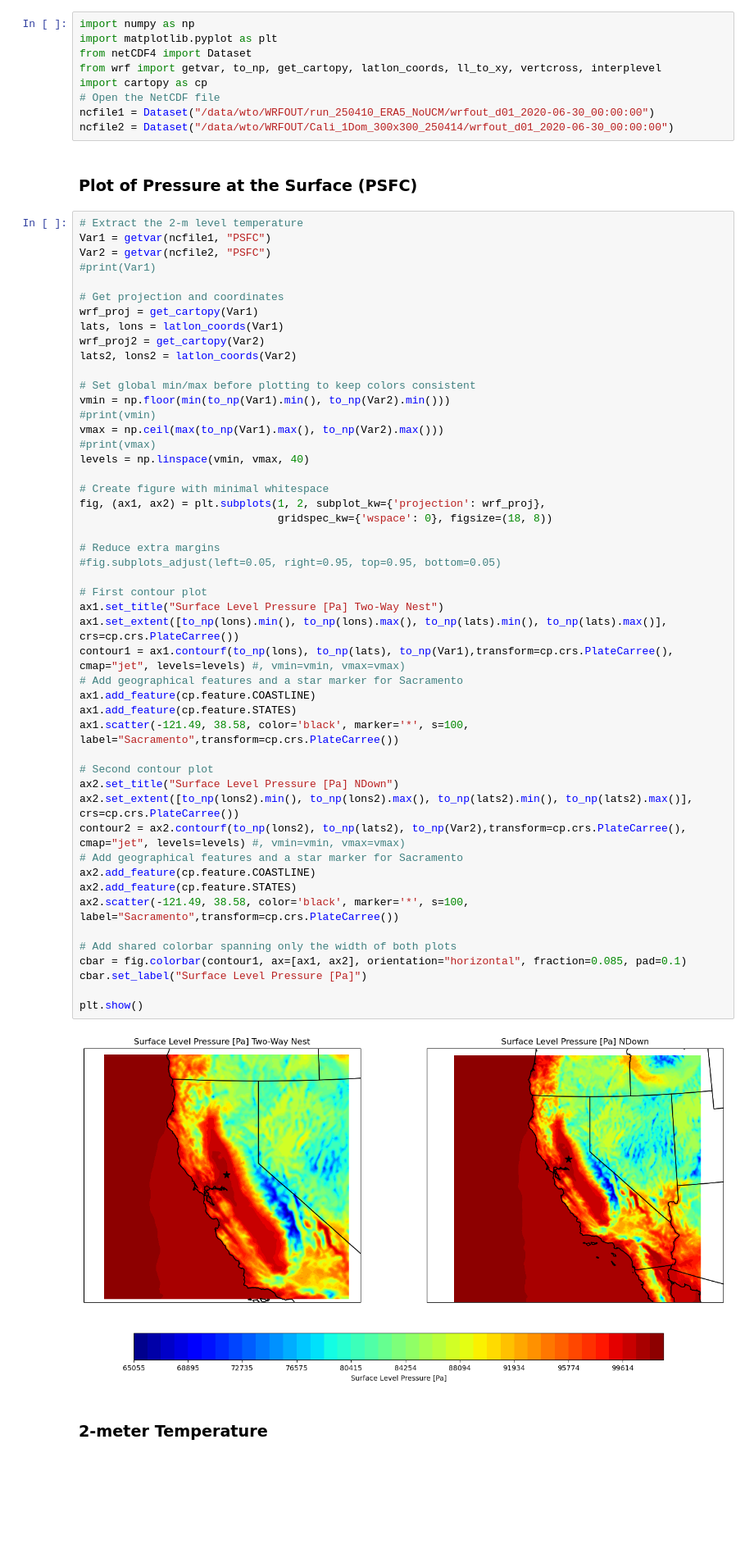
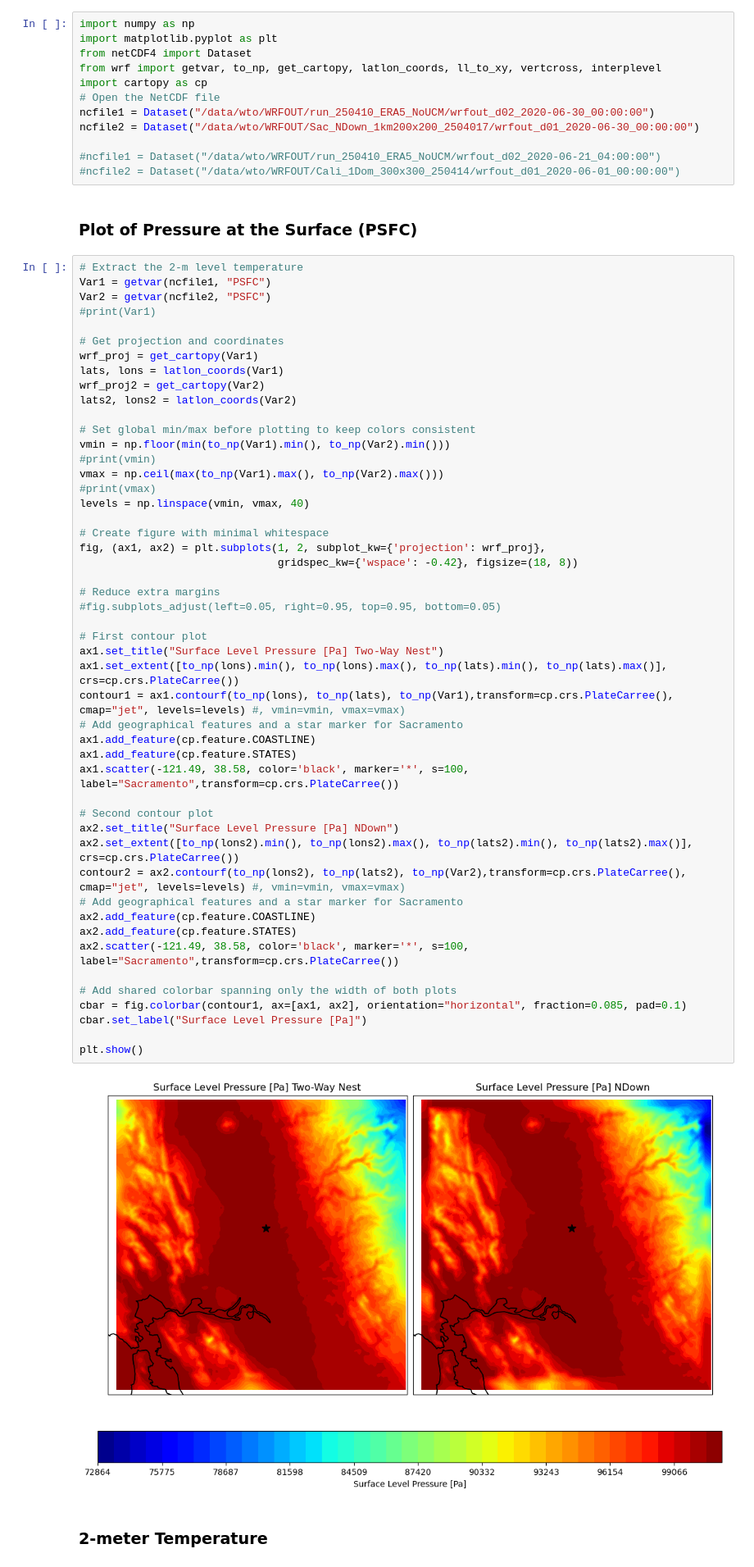
Before and after one commit to wtoslac/LCLUCWRF, a Jupyter notebook: PyWRF/Compare2WNestNDown.ipynb, the cells around one changed output. Shown at 82% size. Drawn from its saved outputs; the diff is of its cells as text; blank space fills up the shorter version.

Commit message:
updated Compare2WNestNDown to plot Sacramento Domain

```diff
--- a/PyWRF/Compare2WNestNDown.ipynb
+++ b/PyWRF/Compare2WNestNDown.ipynb
@@ -5,8 +5,11 @@ from netCDF4 import Dataset
 from wrf import getvar, to_np, get_cartopy, latlon_coords, ll_to_xy, vertcross, interplevel
 import cartopy as cp
 # Open the NetCDF file
-ncfile1 = Dataset("/data/wto/WRFOUT/run_250410_ERA5_NoUCM/wrfout_d01_2020-06-30_00:00:00")
-ncfile2 = Dataset("/data/wto/WRFOUT/Cali_1Dom_300x300_250414/wrfout_d01_2020-06-30_00:00:00")
+ncfile1 = Dataset("/data/wto/WRFOUT/run_250410_ERA5_NoUCM/wrfout_d02_2020-06-30_00:00:00")
+ncfile2 = Dataset("/data/wto/WRFOUT/Sac_NDown_1km200x200_2504017/wrfout_d01_2020-06-30_00:00:00")
+
+#ncfile1 = Dataset("/data/wto/WRFOUT/run_250410_ERA5_NoUCM/wrfout_d02_2020-06-21_04:00:00")
+#ncfile2 = Dataset("/data/wto/WRFOUT/Cali_1Dom_300x300_250414/wrfout_d01_2020-06-01_00:00:00")
 # %% [markdown]
 ### Plot of Pressure at the Surface (PSFC)
 # %%
@@ -30,36 +33,36 @@ levels = np.linspace(vmin, vmax, 40)
 
 # Create figure with minimal whitespace
 fig, (ax1, ax2) = plt.subplots(1, 2, subplot_kw={'projection': wrf_proj},
-                               gridspec_kw={'wspace': 0}, figsize=(18, 8))
+                               gridspec_kw={'wspace': -0.42}, figsize=(18, 8))
 
 # Reduce extra margins
 #fig.subplots_adjust(left=0.05, right=0.95, top=0.95, bottom=0.05)
 
 # First contour plot
 ax1.set_title("Surface Level Pressure [Pa] Two-Way Nest")
 ax1.set_extent([to_np(lons).min(), to_np(lons).max(), to_np(lats).min(), to_np(lats).max()], crs=cp.crs.PlateCarree())
 contour1 = ax1.contourf(to_np(lons), to_np(lats), to_np(Var1),transform=cp.crs.PlateCarree(), cmap="jet", levels=levels) #, vmin=vmin, vmax=vmax)
 # Add geographical features and a star marker for Sacramento
 ax1.add_feature(cp.feature.COASTLINE)
 ax1.add_feature(cp.feature.STATES)
 ax1.scatter(-121.49, 38.58, color='black', marker='*', s=100, label="Sacramento",transform=cp.crs.PlateCarree())
 
 # Second contour plot
 ax2.set_title("Surface Level Pressure [Pa] NDown")
 ax2.set_extent([to_np(lons2).min(), to_np(lons2).max(), to_np(lats2).min(), to_np(lats2).max()], crs=cp.crs.PlateCarree())
 contour2 = ax2.contourf(to_np(lons2), to_np(lats2), to_np(Var2),transform=cp.crs.PlateCarree(), cmap="jet", levels=levels) #, vmin=vmin, vmax=vmax)
 # Add geographical features and a star marker for Sacramento
 ax2.add_feature(cp.feature.COASTLINE)
 ax2.add_feature(cp.feature.STATES)
 ax2.scatter(-121.49, 38.58, color='black', marker='*', s=100, label="Sacramento",transform=cp.crs.PlateCarree())
 
 # Add shared colorbar spanning only the width of both plots
 cbar = fig.colorbar(contour1, ax=[ax1, ax2], orientation="horizontal", fraction=0.085, pad=0.1)
 cbar.set_label("Surface Level Pressure [Pa]")
 
 plt.show()
 # %% [output]
-[figure, old version]
+[figure, new version]
 # %% [markdown]
 ### 2-meter Temperature
 # %%
```
Also changed, not shown: parts of 9 cells of this notebook, 2 other files.
